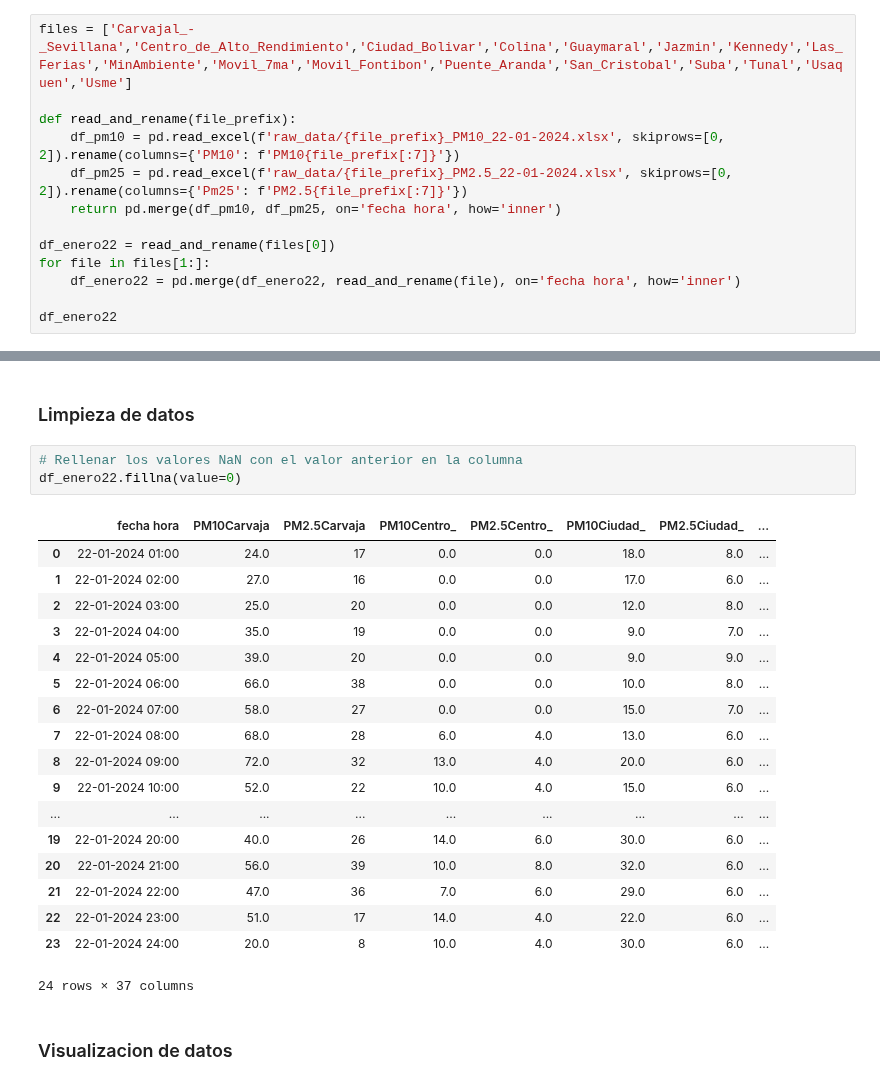
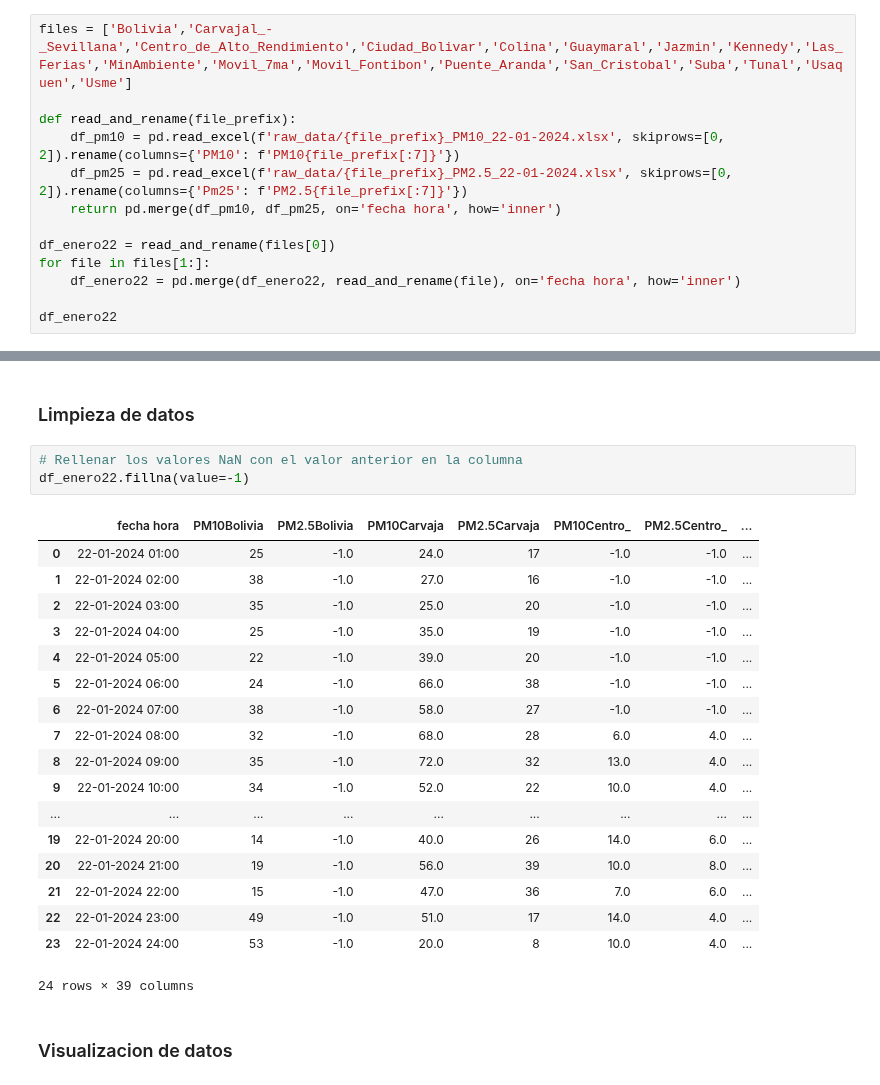
Before and after one commit to svargasro/Wildfire-Smoke-Spread-Over-Bogot-Workshops, a Jupyter notebook: Proyecto Final/Codigo/Analisis de Datos/Polucion/mapa_contaminacion.ipynb, the cells around one changed output, grey strips where cells are left out. Cells and saved outputs as stored; diff of their text form.

```diff
--- a/Proyecto Final/Codigo/Analisis de Datos/Polucion/mapa_contaminacion.ipynb
+++ b/Proyecto Final/Codigo/Analisis de Datos/Polucion/mapa_contaminacion.ipynb
@@ -38,7 +38,7 @@ data_estaciones
 # %% [markdown]
 ### Carga de datos de polución
 # %%
-files = ['Carvajal_-_Sevillana','Centro_de_Alto_Rendimiento','Ciudad_Bolivar','Colina','Guaymaral','Jazmin','Kennedy','Las_Ferias','MinAmbiente','Movil_7ma','Movil_Fontibon','Puente_Aranda','San_Cristobal','Suba','Tunal','Usaquen','Usme']
+files = ['Bolivia','Carvajal_-_Sevillana','Centro_de_Alto_Rendimiento','Ciudad_Bolivar','Colina','Guaymaral','Jazmin','Kennedy','Las_Ferias','MinAmbiente','Movil_7ma','Movil_Fontibon','Puente_Aranda','San_Cristobal','Suba','Tunal','Usaquen','Usme']
 
 def read_and_rename(file_prefix):
     df_pm10 = pd.read_excel(f'raw_data/{file_prefix}_PM10_22-01-2024.xlsx', skiprows=[0, 2]).rename(columns={'PM10': f'PM10{file_prefix[:7]}'})
@@ -116,26 +117,26 @@ Index(['fecha hora', 'PM10Carvaja', 'PM2.5Carvaja', 'PM10Centro_',
 ### Limpieza de datos
 # %%
 # Rellenar los valores NaN con el valor anterior en la columna
-df_enero22.fillna(value=0)
+df_enero22.fillna(value=-1)
 # %% [output]
-|  | fecha hora | PM10Carvaja | PM2.5Carvaja | PM10Centro_ | PM2.5Centro_ | PM10Ciudad_ | PM2.5Ciudad_ | ... |
-| 0 | 22-01-2024 01:00 | 24.0 | 17 | 0.0 | 0.0 | 18.0 | 8.0 | ... |
-| 1 | 22-01-2024 02:00 | 27.0 | 16 | 0.0 | 0.0 | 17.0 | 6.0 | ... |
-| 2 | 22-01-2024 03:00 | 25.0 | 20 | 0.0 | 0.0 | 12.0 | 8.0 | ... |
-| 3 | 22-01-2024 04:00 | 35.0 | 19 | 0.0 | 0.0 | 9.0 | 7.0 | ... |
-| 4 | 22-01-2024 05:00 | 39.0 | 20 | 0.0 | 0.0 | 9.0 | 9.0 | ... |
-| 5 | 22-01-2024 06:00 | 66.0 | 38 | 0.0 | 0.0 | 10.0 | 8.0 | ... |
-| 6 | 22-01-2024 07:00 | 58.0 | 27 | 0.0 | 0.0 | 15.0 | 7.0 | ... |
-| 7 | 22-01-2024 08:00 | 68.0 | 28 | 6.0 | 4.0 | 13.0 | 6.0 | ... |
-| 8 | 22-01-2024 09:00 | 72.0 | 32 | 13.0 | 4.0 | 20.0 | 6.0 | ... |
-| 9 | 22-01-2024 10:00 | 52.0 | 22 | 10.0 | 4.0 | 15.0 | 6.0 | ... |
+|  | fecha hora | PM10Bolivia | PM2.5Bolivia | PM10Carvaja | PM2.5Carvaja | PM10Centro_ | PM2.5Centro_ | ... |
+| 0 | 22-01-2024 01:00 | 25 | -1.0 | 24.0 | 17 | -1.0 | -1.0 | ... |
+| 1 | 22-01-2024 02:00 | 38 | -1.0 | 27.0 | 16 | -1.0 | -1.0 | ... |
+| 2 | 22-01-2024 03:00 | 35 | -1.0 | 25.0 | 20 | -1.0 | -1.0 | ... |
+| 3 | 22-01-2024 04:00 | 25 | -1.0 | 35.0 | 19 | -1.0 | -1.0 | ... |
+| 4 | 22-01-2024 05:00 | 22 | -1.0 | 39.0 | 20 | -1.0 | -1.0 | ... |
+| 5 | 22-01-2024 06:00 | 24 | -1.0 | 66.0 | 38 | -1.0 | -1.0 | ... |
+| 6 | 22-01-2024 07:00 | 38 | -1.0 | 58.0 | 27 | -1.0 | -1.0 | ... |
+| 7 | 22-01-2024 08:00 | 32 | -1.0 | 68.0 | 28 | 6.0 | 4.0 | ... |
+| 8 | 22-01-2024 09:00 | 35 | -1.0 | 72.0 | 32 | 13.0 | 4.0 | ... |
+| 9 | 22-01-2024 10:00 | 34 | -1.0 | 52.0 | 22 | 10.0 | 4.0 | ... |
 | ... | ... | ... | ... | ... | ... | ... | ... | ... |
-| 19 | 22-01-2024 20:00 | 40.0 | 26 | 14.0 | 6.0 | 30.0 | 6.0 | ... |
-| 20 | 22-01-2024 21:00 | 56.0 | 39 | 10.0 | 8.0 | 32.0 | 6.0 | ... |
-| 21 | 22-01-2024 22:00 | 47.0 | 36 | 7.0 | 6.0 | 29.0 | 6.0 | ... |
-| 22 | 22-01-2024 23:00 | 51.0 | 17 | 14.0 | 4.0 | 22.0 | 6.0 | ... |
-| 23 | 22-01-2024 24:00 | 20.0 | 8 | 10.0 | 4.0 | 30.0 | 6.0 | ... |
+| 19 | 22-01-2024 20:00 | 14 | -1.0 | 40.0 | 26 | 14.0 | 6.0 | ... |
+| 20 | 22-01-2024 21:00 | 19 | -1.0 | 56.0 | 39 | 10.0 | 8.0 | ... |
+| 21 | 22-01-2024 22:00 | 15 | -1.0 | 47.0 | 36 | 7.0 | 6.0 | ... |
+| 22 | 22-01-2024 23:00 | 49 | -1.0 | 51.0 | 17 | 14.0 | 4.0 | ... |
+| 23 | 22-01-2024 24:00 | 53 | -1.0 | 20.0 | 8 | 10.0 | 4.0 | ... |
-24 rows × 37 columns
+24 rows × 39 columns
 # %% [markdown]
 ### Visualizacion de datos
 # %%
```
Also changed, not shown: parts of 4 cells of this notebook.
